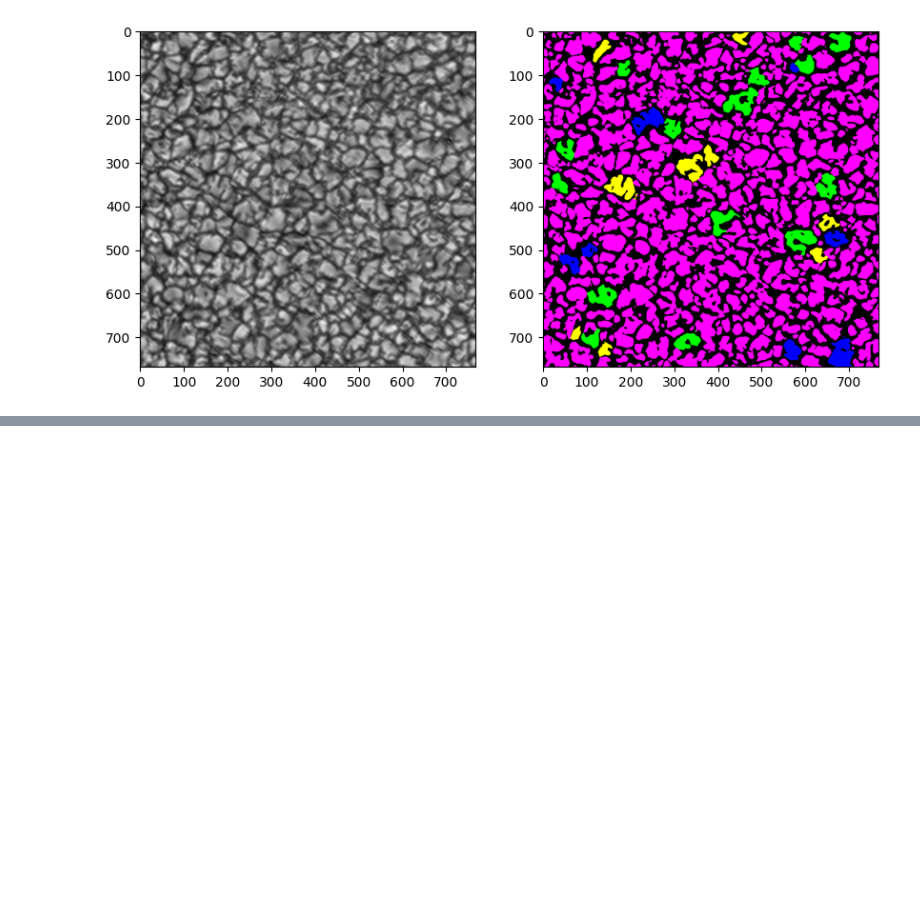
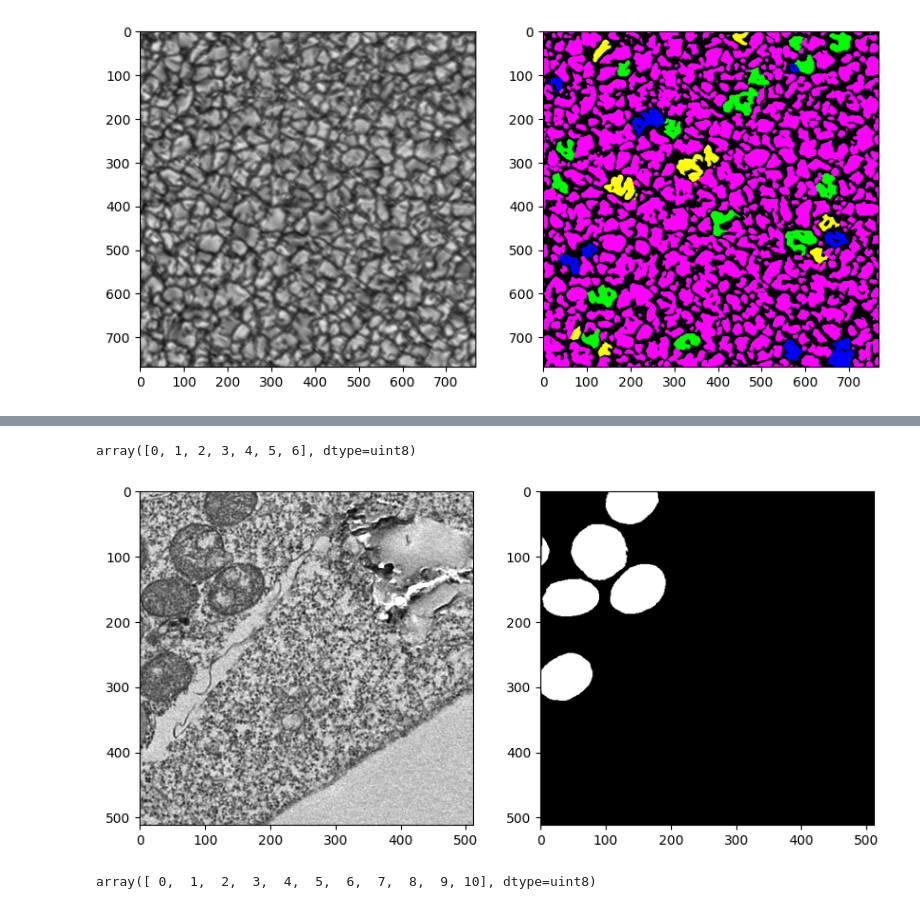
Before and after one commit to rezmansouri/dkist-seg, a Jupyter notebook: notebooks/week_2/week_2.ipynb, the cells around one changed output, grey strips where cells are left out. Cells and saved outputs as stored; diff of their text form; code cells hidden in the pictures; blank space fills up the shorter version.

```diff
--- a/notebooks/week_2/week_2.ipynb
+++ b/notebooks/week_2/week_2.ipynb
@@ -34,0 +79,30 @@ plt.show()
+# %%
+x = Image.open('../../data/cem_mitolab/9fjM044c375784b0k1n8_2D/images/9fjM044c375784b0k1n8_2D_img01943-LOC-2d-1024-1536_1536-2048.tiff')
+x = np.array(x)
+gt = Image.open('../../data/cem_mitolab/9fjM044c375784b0k1n8_2D/masks/9fjM044c375784b0k1n8_2D_img01943-LOC-2d-1024-1536_1536-2048.tiff')
+gt = np.array(gt)
+np.unique(gt)
+# %% [output]
+array([0, 1, 2, 3, 4, 5, 6], dtype=uint8)
+# %%
+# mask = np.zeros((*x.shape, 3), dtype=np.uint8)
+# for class_index in range(13):
+#     mask[gt == class_index] = colors[class_index]
+gt[gt != 0] = 1
+
+plt.figure(figsize=(10, 10))
+plt.subplot(1, 2, 1)
+plt.imshow(x, cmap='gray')
+plt.subplot(1, 2, 2)
+plt.imshow(gt, cmap='gray')
+plt.show()
+# %% [output]
+[figure, added]
+# %%
+x = Image.open('../../data/cem_mitolab/B3618fZ151o9156X92ue_2D/images/B3618fZ151o9156X92ue_2D_img01968-LOC-2d-2880-3360_2880-3360.tiff')
+x = np.array(x)
+gt = Image.open('../../data/cem_mitolab/B3618fZ151o9156X92ue_2D/masks/B3618fZ151o9156X92ue_2D_img01968-LOC-2d-2880-3360_2880-3360.tiff')
+gt = np.array(gt)
+np.unique(gt)
+# %% [output]
+array([ 0,  1,  2,  3,  4,  5,  6,  7,  8,  9, 10], dtype=uint8)
```
Also changed, not shown: parts of 9 cells of this notebook, 4 other files.
